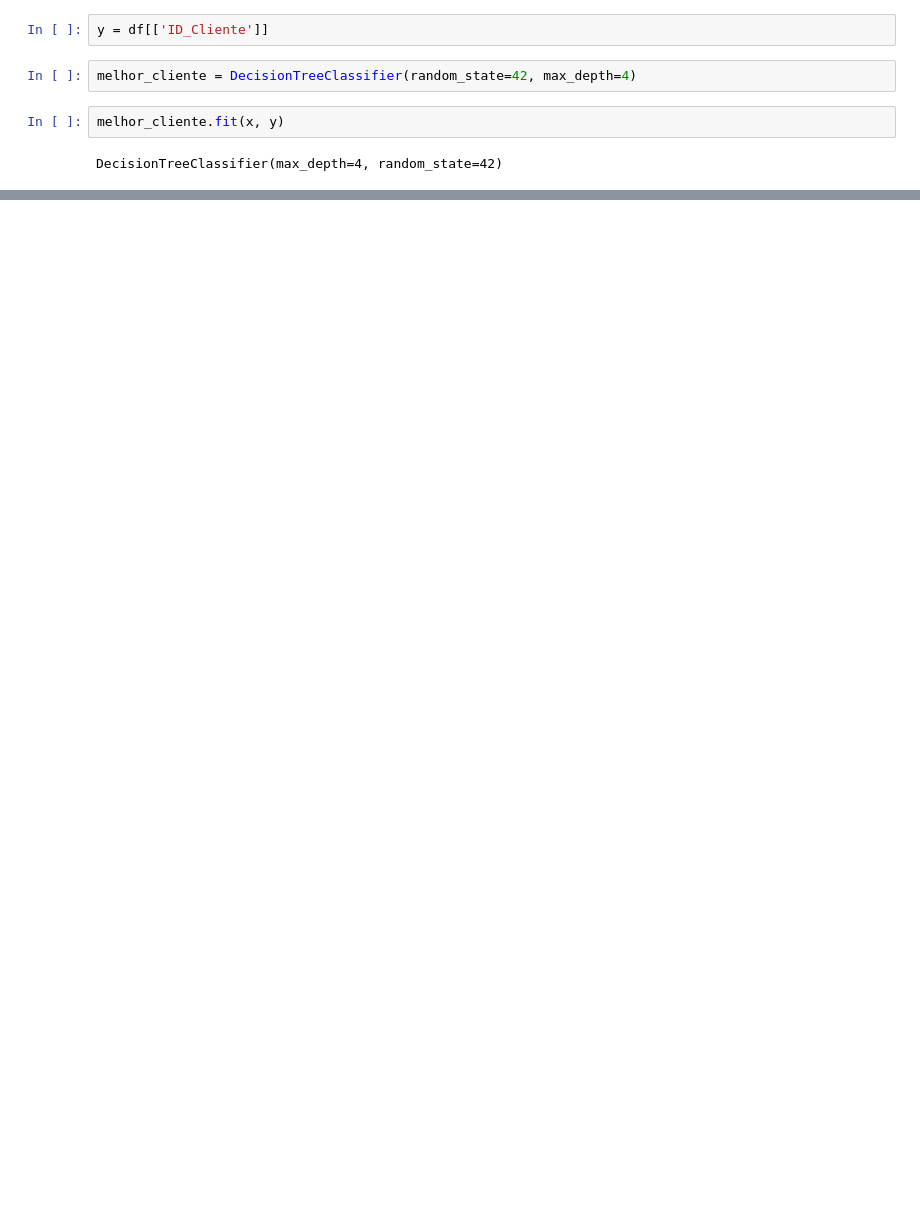
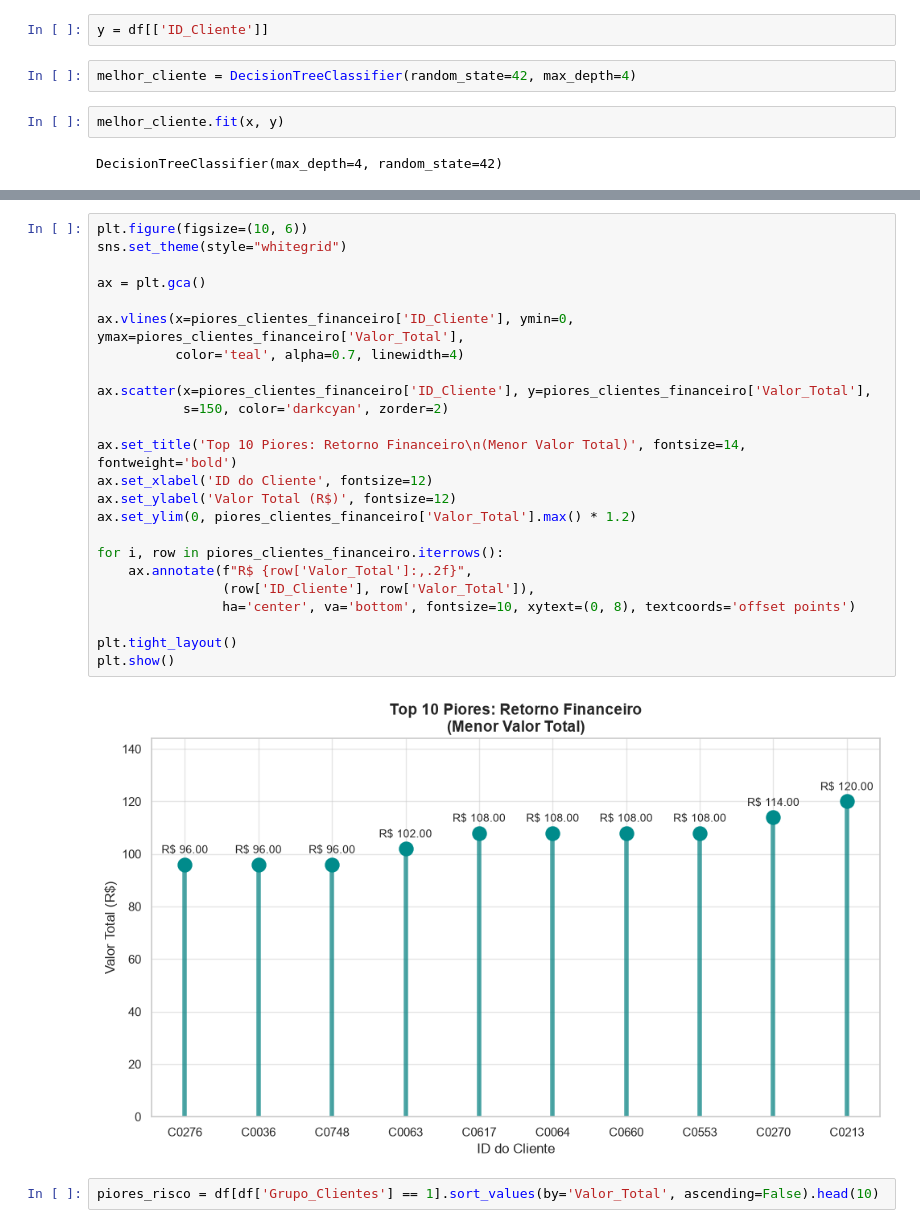
Before and after one commit to lexmoraes/data-science, a Jupyter notebook: desafio04.ipynb, the cells around one changed output, grey strips where cells are left out. Cells and saved outputs as stored; diff of their text form; blank space fills up the shorter version.

```diff
--- a/desafio04.ipynb
+++ b/desafio04.ipynb
@@ -131,0 +152,28 @@ df[df['Renda_Mensal'] > 6117.5].sort_values(by='Valor_Total', ascending=False).w
+# %%
+plt.figure(figsize=(10, 6))
+sns.set_theme(style="whitegrid")
+
+ax = plt.gca()
+
+ax.vlines(x=piores_clientes_financeiro['ID_Cliente'], ymin=0, ymax=piores_clientes_financeiro['Valor_Total'],
+          color='teal', alpha=0.7, linewidth=4)
+
+ax.scatter(x=piores_clientes_financeiro['ID_Cliente'], y=piores_clientes_financeiro['Valor_Total'],
+           s=150, color='darkcyan', zorder=2)
+
+ax.set_title('Top 10 Piores: Retorno Financeiro\n(Menor Valor Total)', fontsize=14, fontweight='bold')
+ax.set_xlabel('ID do Cliente', fontsize=12)
+ax.set_ylabel('Valor Total (R$)', fontsize=12)
+ax.set_ylim(0, piores_clientes_financeiro['Valor_Total'].max() * 1.2)
+
+for i, row in piores_clientes_financeiro.iterrows():
+    ax.annotate(f"R$ {row['Valor_Total']:,.2f}",
+                (row['ID_Cliente'], row['Valor_Total']),
+                ha='center', va='bottom', fontsize=10, xytext=(0, 8), textcoords='offset points')
+
+plt.tight_layout()
+plt.show()
+# %% [output]
+[figure, added]
+# %%
+piores_risco = df[df['Grupo_Clientes'] == 1].sort_values(by='Valor_Total', ascending=False).head(10)
```
Also changed, not shown: parts of 14 cells of this notebook.
